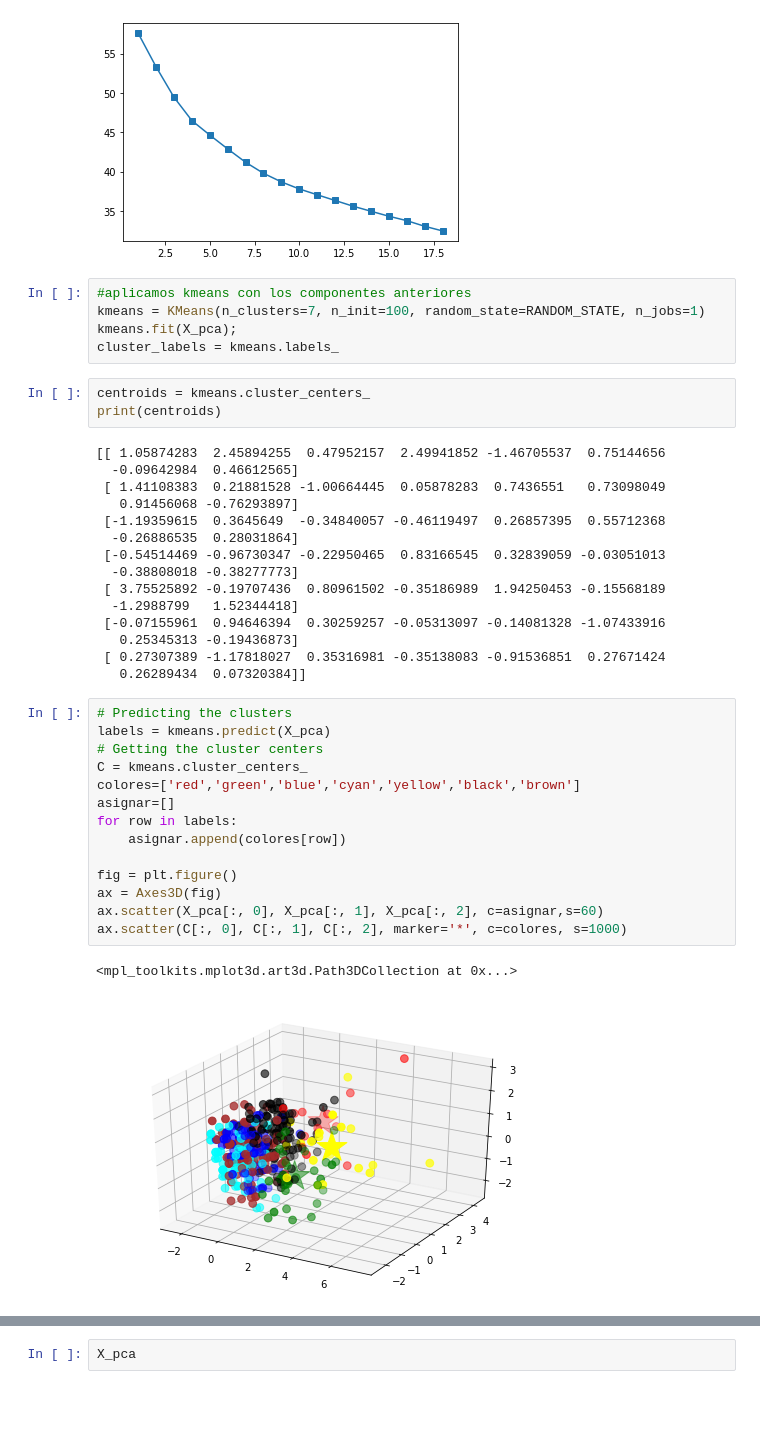
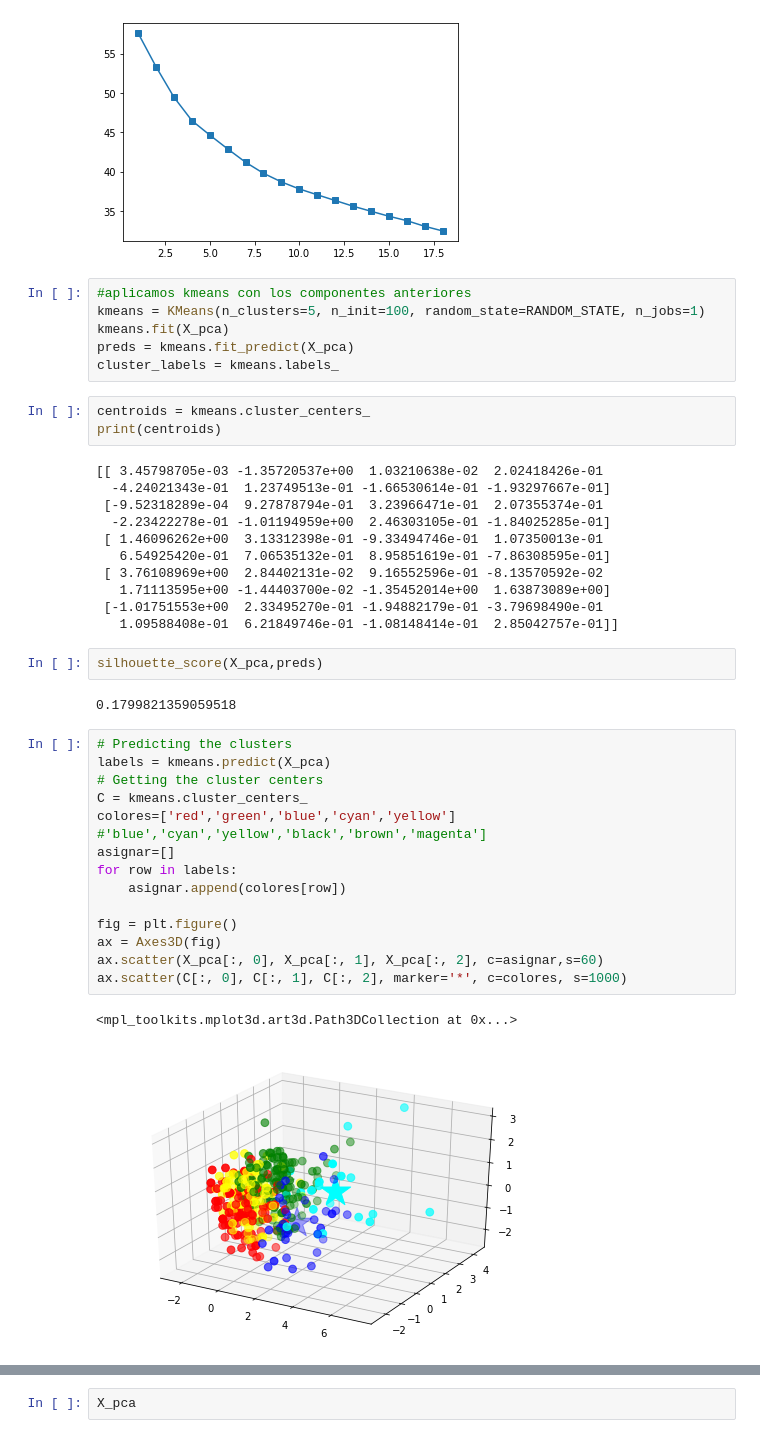
Before and after one commit to albertorekena/education-improvement, a Jupyter notebook: Pruebas_cluster.ipynb, the cells around one changed output, grey strips where cells are left out. Saved outputs shown, nothing was run; the diff lists cells and outputs as text; blank space fills up the shorter version.

```diff
--- a/Pruebas_cluster.ipynb
+++ b/Pruebas_cluster.ipynb
@@ -907,41 +908,43 @@ plt.plot(range(1,n_classes+1), inertia, marker='s')
 [figure]
 # %%
 #aplicamos kmeans con los componentes anteriores
-kmeans = KMeans(n_clusters=7, n_init=100, random_state=RANDOM_STATE, n_jobs=1)
-kmeans.fit(X_pca);
+kmeans = KMeans(n_clusters=5, n_init=100, random_state=RANDOM_STATE, n_jobs=1)
+kmeans.fit(X_pca)
+preds = kmeans.fit_predict(X_pca)
 cluster_labels = kmeans.labels_
 # %%
 centroids = kmeans.cluster_centers_
 print(centroids)
 # %% [output]
-[[ 1.05874283  2.45894255  0.47952157  2.49941852 -1.46705537  0.75144656
-  -0.09642984  0.46612565]
- [ 1.41108383  0.21881528 -1.00664445  0.05878283  0.7436551   0.73098049
-   0.91456068 -0.76293897]
- [-1.19359615  0.3645649  -0.34840057 -0.46119497  0.26857395  0.55712368
-  -0.26886535  0.28031864]
- [-0.54514469 -0.96730347 -0.22950465  0.83166545  0.32839059 -0.03051013
-  -0.38808018 -0.38277773]
- [ 3.75525892 -0.19707436  0.80961502 -0.35186989  1.94250453 -0.15568189
-  -1.2988799   1.52344418]
- [-0.07155961  0.94646394  0.30259257 -0.05313097 -0.14081328 -1.07433916
-   0.25345313 -0.19436873]
- [ 0.27307389 -1.17818027  0.35316981 -0.35138083 -0.91536851  0.27671424
-   0.26289434  0.07320384]]
+[[ 3.45798705e-03 -1.35720537e+00  1.03210638e-02  2.02418426e-01
+  -4.24021343e-01  1.23749513e-01 -1.66530614e-01 -1.93297667e-01]
+ [-9.52318289e-04  9.27878794e-01  3.23966471e-01  2.07355374e-01
+  -2.23422278e-01 -1.01194959e+00  2.46303105e-01 -1.84025285e-01]
+ [ 1.46096262e+00  3.13312398e-01 -9.33494746e-01  1.07350013e-01
+   6.54925420e-01  7.06535132e-01  8.95851619e-01 -7.86308595e-01]
+ [ 3.76108969e+00  2.84402131e-02  9.16552596e-01 -8.13570592e-02
+   1.71113595e+00 -1.44403700e-02 -1.35452014e+00  1.63873089e+00]
+ [-1.01751553e+00  2.33495270e-01 -1.94882179e-01 -3.79698490e-01
+   1.09588408e-01  6.21849746e-01 -1.08148414e-01  2.85042757e-01]]
+# %%
+silhouette_score(X_pca,preds)
+# %% [output]
+0.1799821359059518
 # %%
 # Predicting the clusters
 labels = kmeans.predict(X_pca)
 # Getting the cluster centers
 C = kmeans.cluster_centers_
-colores=['red','green','blue','cyan','yellow','black','brown']
+colores=['red','green','blue','cyan','yellow']
+#'blue','cyan','yellow','black','brown','magenta']
 asignar=[]
 for row in labels:
     asignar.append(colores[row])
 
 fig = plt.figure()
 ax = Axes3D(fig)
 ax.scatter(X_pca[:, 0], X_pca[:, 1], X_pca[:, 2], c=asignar,s=60)
 ax.scatter(C[:, 0], C[:, 1], C[:, 2], marker='*', c=colores, s=1000)
 # %% [output]
 <mpl_toolkits.mplot3d.art3d.Path3DCollection at 0x...>
-[figure, old version]
+[figure, new version]
```
Also changed, not shown: parts of 17 cells of this notebook.
